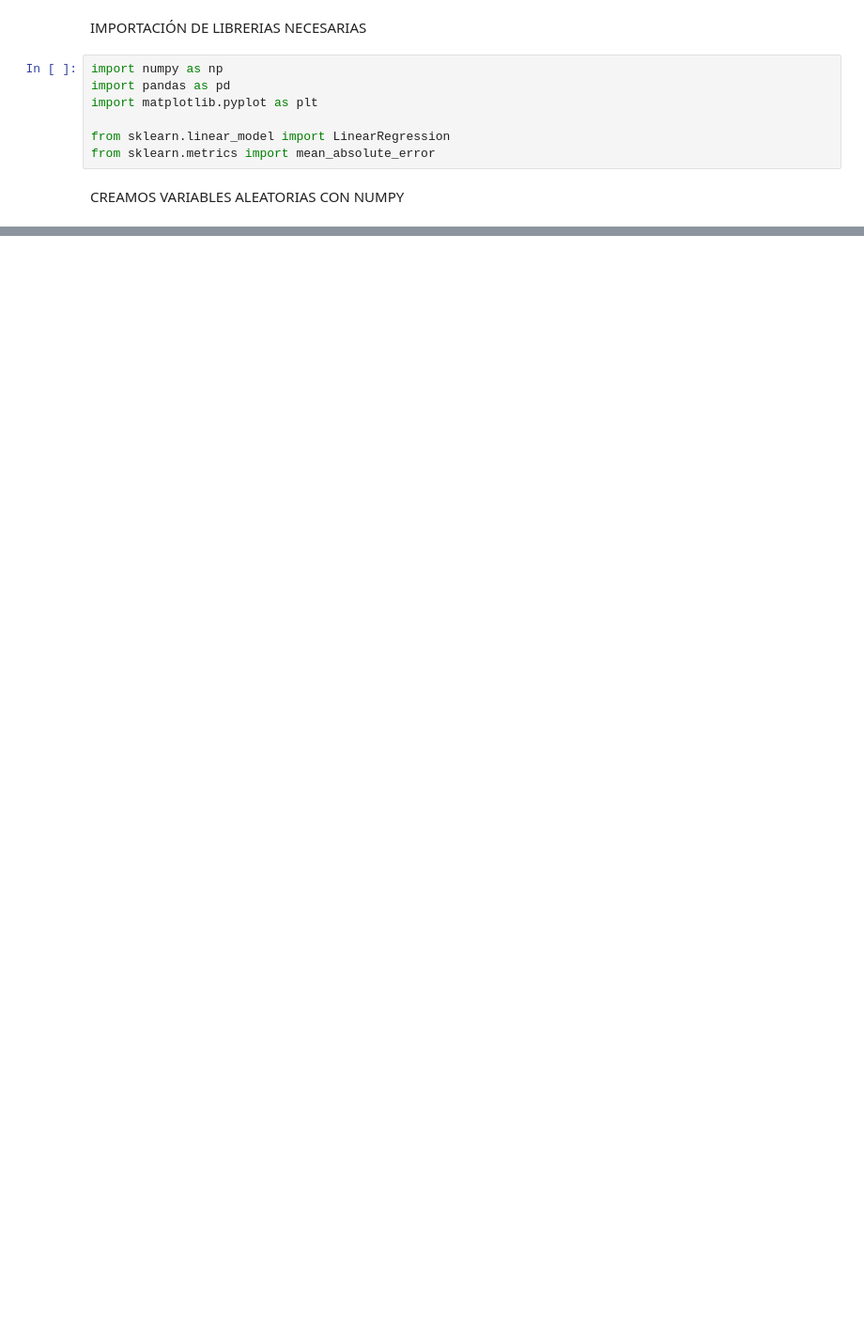
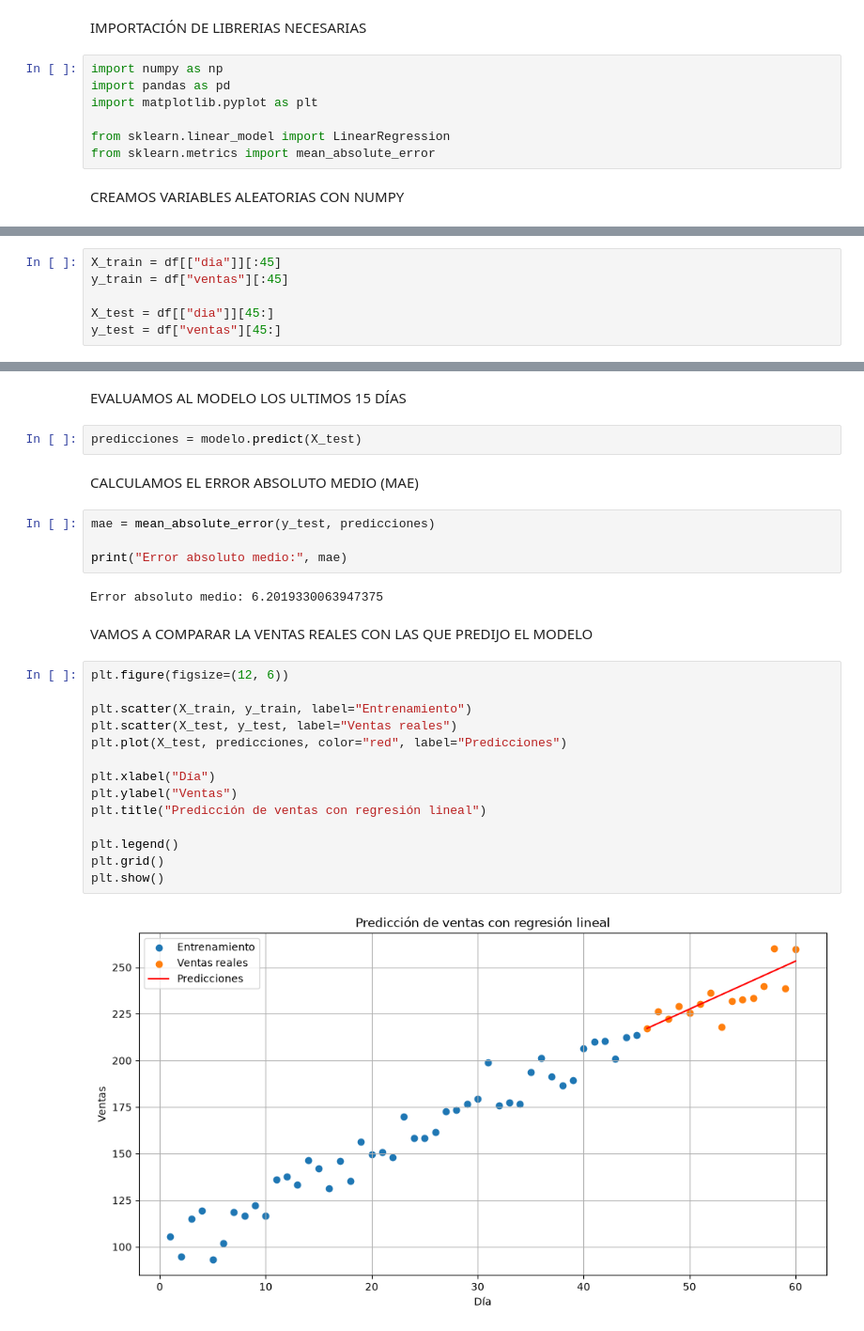
Before and after one commit to Noctyr-studio/sales_forecasting, a Jupyter notebook: notebooks/01_prueba_regresion.ipynb, the cells around one changed output, grey strips where cells are left out. Shown at 94% size. Drawn from its saved outputs; the diff is of its cells as text; blank space fills up the shorter version.

```diff
--- a/notebooks/01_prueba_regresion.ipynb
+++ b/notebooks/01_prueba_regresion.ipynb
@@ -42,0 +34,6 @@ df
+# %%
+X_train = df[["dia"]][:45]
+y_train = df["ventas"][:45]
+
+X_test = df[["dia"]][45:]
+y_test = df["ventas"][45:]
@@ -42,0 +56,30 @@ df
+# %% [markdown]
+EVALUAMOS AL MODELO LOS ULTIMOS 15 DÍAS
+# %%
+predicciones = modelo.predict(X_test)
+# %% [markdown]
+CALCULAMOS EL ERROR ABSOLUTO MEDIO (MAE)
+# %%
+mae = mean_absolute_error(y_test, predicciones)
+
+print("Error absoluto medio:", mae)
+# %% [output]
+Error absoluto medio: 6.2019330063947375
+# %% [markdown]
+VAMOS A COMPARAR LA VENTAS REALES CON LAS QUE PREDIJO EL MODELO
+# %%
+plt.figure(figsize=(12, 6))
+
+plt.scatter(X_train, y_train, label="Entrenamiento")
+plt.scatter(X_test, y_test, label="Ventas reales")
+plt.plot(X_test, predicciones, color="red", label="Predicciones")
+
+plt.xlabel("Día")
+plt.ylabel("Ventas")
+plt.title("Predicción de ventas con regresión lineal")
+
+plt.legend()
+plt.grid()
+plt.show()
+# %% [output]
+[figure, added]
```
Also changed, not shown: parts of 7 cells of this notebook.
